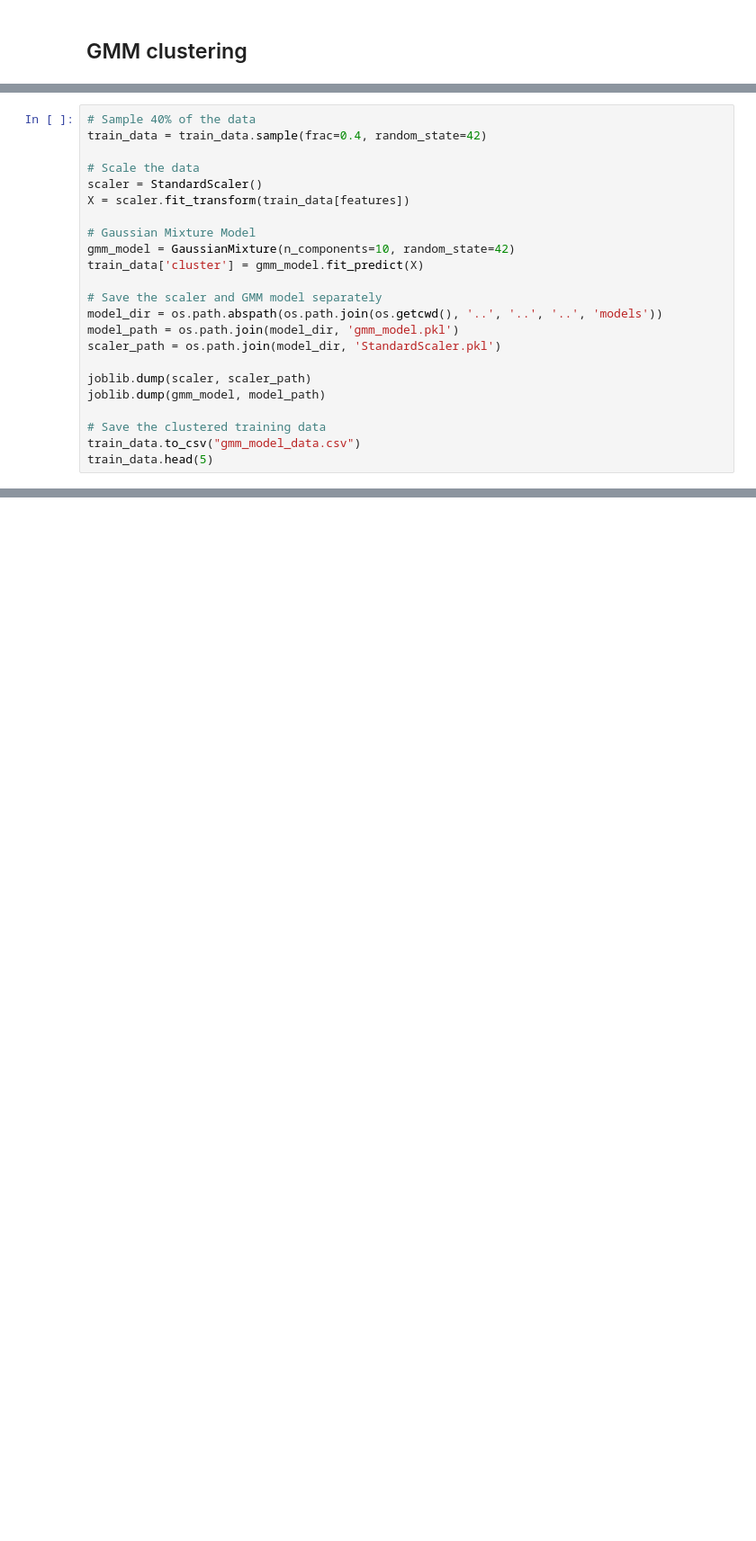
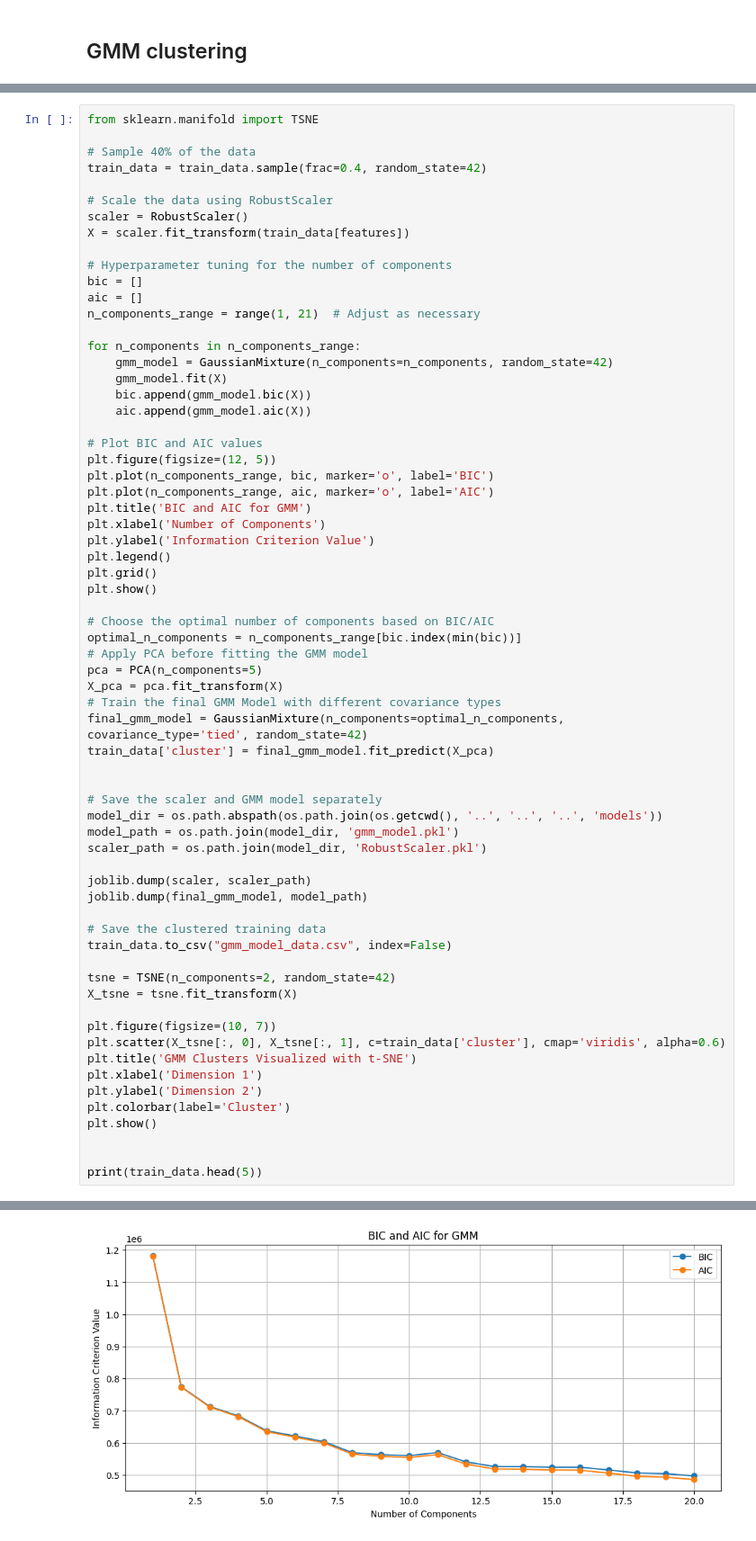
Before and after one commit to dmitriyllama/music-recommendations, a Jupyter notebook: code/models/gmm_model/gmm_model.ipynb, the cells around one changed output, grey strips where cells are left out. Shown: that part at 90% size. Saved outputs shown, nothing was run; the diff lists cells and outputs as text; blank space fills up the shorter version.

```diff
--- a/code/models/gmm_model/gmm_model.ipynb
+++ b/code/models/gmm_model/gmm_model.ipynb
@@ -19,26 +22,69 @@ parent_dir = os.path.dirname(os.path.dirname(os.path.dirname(os.getcwd())))
 file_path = os.path.join(parent_dir, "data", "spotify_cleaned.csv")
 train_data = pd.read_csv(file_path)
 # %%
+from sklearn.manifold import TSNE
+
 # Sample 40% of the data
 train_data = train_data.sample(frac=0.4, random_state=42)
 
-# Scale the data
-scaler = StandardScaler()
+# Scale the data using RobustScaler
+scaler = RobustScaler()
 X = scaler.fit_transform(train_data[features])
 
-# Gaussian Mixture Model
-gmm_model = GaussianMixture(n_components=10, random_state=42)
-train_data['cluster'] = gmm_model.fit_predict(X)
+# Hyperparameter tuning for the number of components
+bic = []
+aic = []
+n_components_range = range(1, 21)  # Adjust as necessary
+
+for n_components in n_components_range:
+    gmm_model = GaussianMixture(n_components=n_components, random_state=42)
+    gmm_model.fit(X)
+    bic.append(gmm_model.bic(X))
+    aic.append(gmm_model.aic(X))
+
+# Plot BIC and AIC values
+plt.figure(figsize=(12, 5))
+plt.plot(n_components_range, bic, marker='o', label='BIC')
+plt.plot(n_components_range, aic, marker='o', label='AIC')
+plt.title('BIC and AIC for GMM')
+plt.xlabel('Number of Components')
+plt.ylabel('Information Criterion Value')
+plt.legend()
+plt.grid()
+plt.show()
+
+# Choose the optimal number of components based on BIC/AIC
+optimal_n_components = n_components_range[bic.index(min(bic))]
+# Apply PCA before fitting the GMM model
+pca = PCA(n_components=5)
+X_pca = pca.fit_transform(X)
+# Train the final GMM Model with different covariance types
+final_gmm_model = GaussianMixture(n_components=optimal_n_components, covariance_type='tied', random_state=42)
+train_data['cluster'] = final_gmm_model.fit_predict(X_pca)
+
 
 # Save the scaler and GMM model separately
 model_dir = os.path.abspath(os.path.join(os.getcwd(), '..', '..', '..', 'models'))
 model_path = os.path.join(model_dir, 'gmm_model.pkl')
-scaler_path = os.path.join(model_dir, 'StandardScaler.pkl')
+scaler_path = os.path.join(model_dir, 'RobustScaler.pkl')
 
 joblib.dump(scaler, scaler_path)
-joblib.dump(gmm_model, model_path)
+joblib.dump(final_gmm_model, model_path)
 
 # Save the clustered training data
-train_data.to_csv("gmm_model_data.csv")
-train_data.head(5)
+train_data.to_csv("gmm_model_data.csv", index=False)
+
+tsne = TSNE(n_components=2, random_state=42)
+X_tsne = tsne.fit_transform(X)
+
+plt.figure(figsize=(10, 7))
+plt.scatter(X_tsne[:, 0], X_tsne[:, 1], c=train_data['cluster'], cmap='viridis', alpha=0.6)
+plt.title('GMM Clusters Visualized with t-SNE')
+plt.xlabel('Dimension 1')
+plt.ylabel('Dimension 2')
+plt.colorbar(label='Cluster')
+plt.show()
+
+
+print(train_data.head(5))
 # %% [output]
@@ -50,0 +91 @@ train_data.head(5)
+[figure, added]
```
Also changed, not shown: parts of 2 cells of this notebook, 9 other files.
